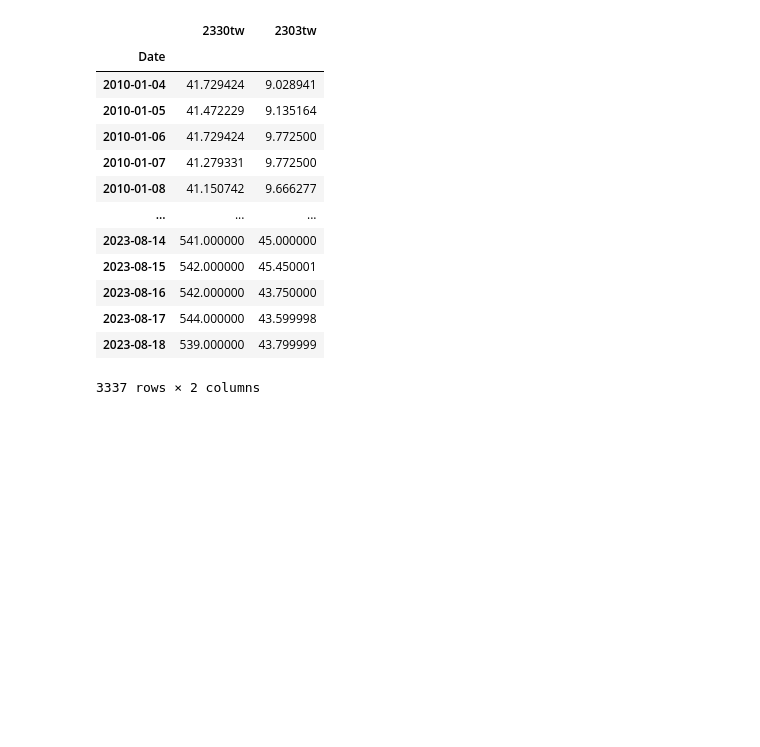
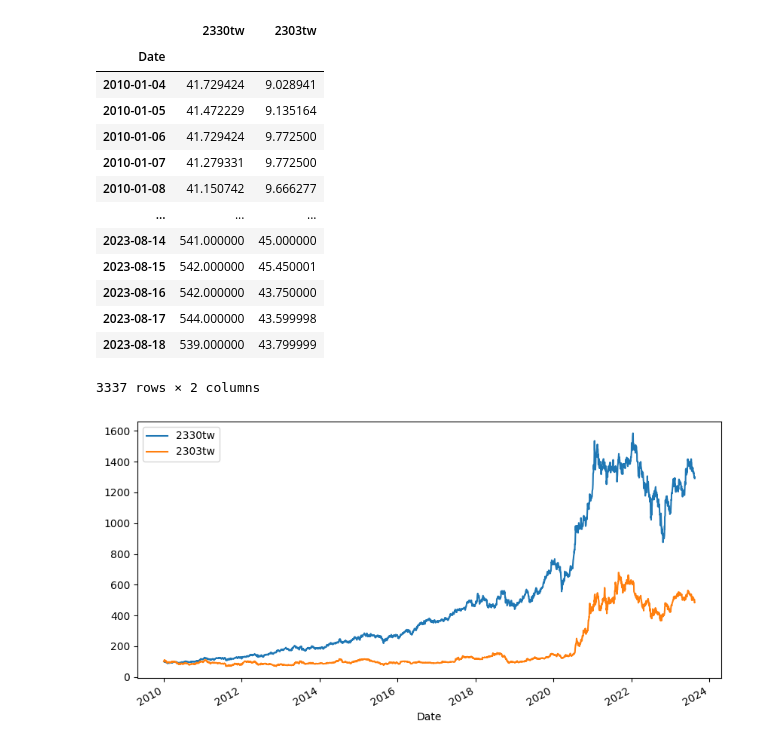
Before and after one commit to SakiHasegawa/saki_python, a Jupyter notebook: lesson16/lesson15_1.ipynb, the cells around one changed output. Cells and saved outputs as stored; diff of their text form; code cells hidden in the pictures; blank space fills up the shorter version.

```diff
--- a/lesson16/lesson15_1.ipynb
+++ b/lesson16/lesson15_1.ipynb
@@ -19,3 +19,7 @@ prices
 | 2023-08-17 | 544.000000 | 43.599998 |
 | 2023-08-18 | 539.000000 | 43.799999 |
 3337 rows × 2 columns
+# %%
+ax = prices.rebase().plot(figsize=(10, 5))
+# %% [output]
+[figure, added]
```
